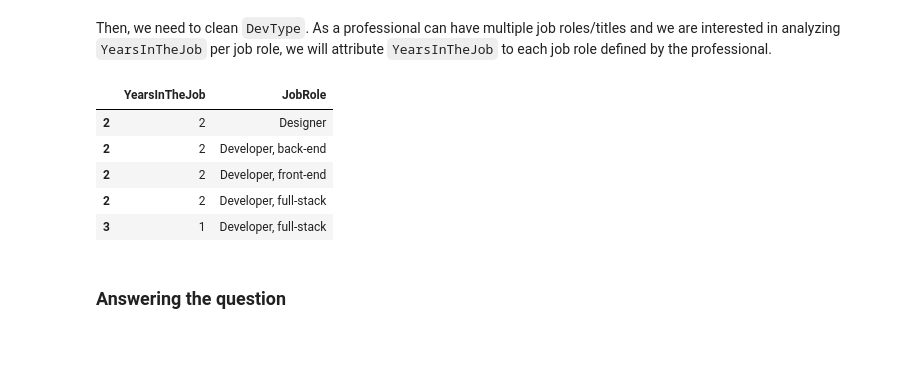
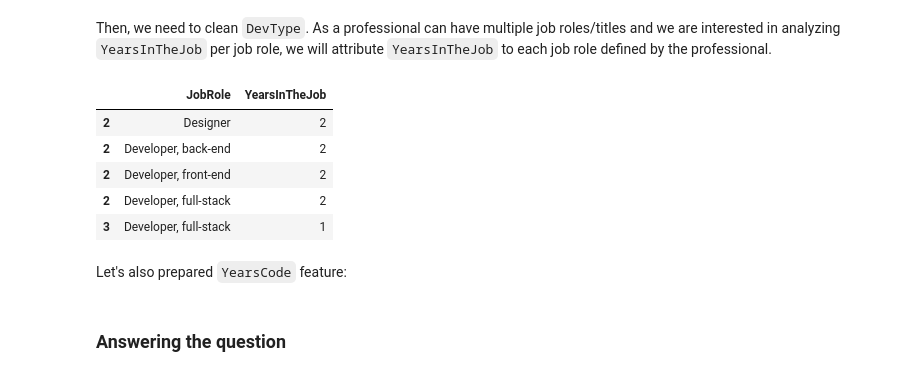
Before and after one commit to besson/stackoverflow-analytics, a Jupyter notebook: talent_retention_analysis.ipynb, the cells around one changed output. Saved outputs shown, nothing was run; the diff lists cells and outputs as text; code cells hidden in the pictures; blank space fills up the shorter version.

```diff
--- a/talent_retention_analysis.ipynb
+++ b/talent_retention_analysis.ipynb
@@ -71,11 +72,13 @@ Name: Employment, dtype: int64
 # %% [markdown]
 As we are interested only in analyzing professional who current work for a employer, we are going to filter our data set.
 # %%
-p1_df = df[
+p1_df = df.copy()
+
+p1_df = p1_df[
             (df.LastHireDate != 'NA - I am an independent contractor or self employed') &
             (df.LastHireDate != "I've never had a job") &
             (df.Employment.isin(['Employed full-time', 'Employed part-time']))
-          ][['DevType', 'LastHireDate']]
+          ]
 
 p1_df.shape
 # %% [output]
@@ -109,8 +112,7 @@ First, we need to convert `LastHireDate` to discrete values:
 | 3-4 years ago | 3 |
 | More than 4 years ago | 4 |
 # %%
-p1_df.loc[:,'YearsInTheJob'] = p1_df.LastHireDate.apply(bucketize_last_hire_date)
-p1_df = p1_df.drop('LastHireDate', axis=1)
+p1_df.loc[:,'YearsInTheJob'] = p1_df['LastHireDate'].apply(bucketize_last_hire_date)
 p1_df['YearsInTheJob'].value_counts()
 # %% [output]
  1    22378
@@ -123,14 +125,15 @@ Name: YearsInTheJob, dtype: int64
 Then, we need to clean `DevType`. As a professional can have multiple job roles/titles and we are interested in analyzing `YearsInTheJob` per job role, we will attribute `YearsInTheJob` to each job role defined by the professional.
 # %%
 p1_df.loc[:,'JobRole'] = p1_df['DevType'].apply(lambda x: str(x).split(';'))
-p1_df= p1_df.drop('DevType', axis=1)
 p1_df = p1_df.explode('JobRole')
 p1_df = p1_df[p1_df.JobRole != 'nan']
-p1_df.head()
+p1_df[['JobRole', 'YearsInTheJob']].head()
 # %% [output]
-|  | YearsInTheJob | JobRole |
-| 2 | 2 | Designer |
-| 2 | 2 | Developer, back-end |
-| 2 | 2 | Developer, front-end |
-| 2 | 2 | Developer, full-stack |
-| 3 | 1 | Developer, full-stack |
+|  | JobRole | YearsInTheJob |
+| 2 | Designer | 2 |
+| 2 | Developer, back-end | 2 |
+| 2 | Developer, front-end | 2 |
+| 2 | Developer, full-stack | 2 |
+| 3 | Developer, full-stack | 1 |
+# %% [markdown]
+Let's also prepared `YearsCode` feature:
```
Also changed, not shown: parts of 21 cells of this notebook, 1 other file.
